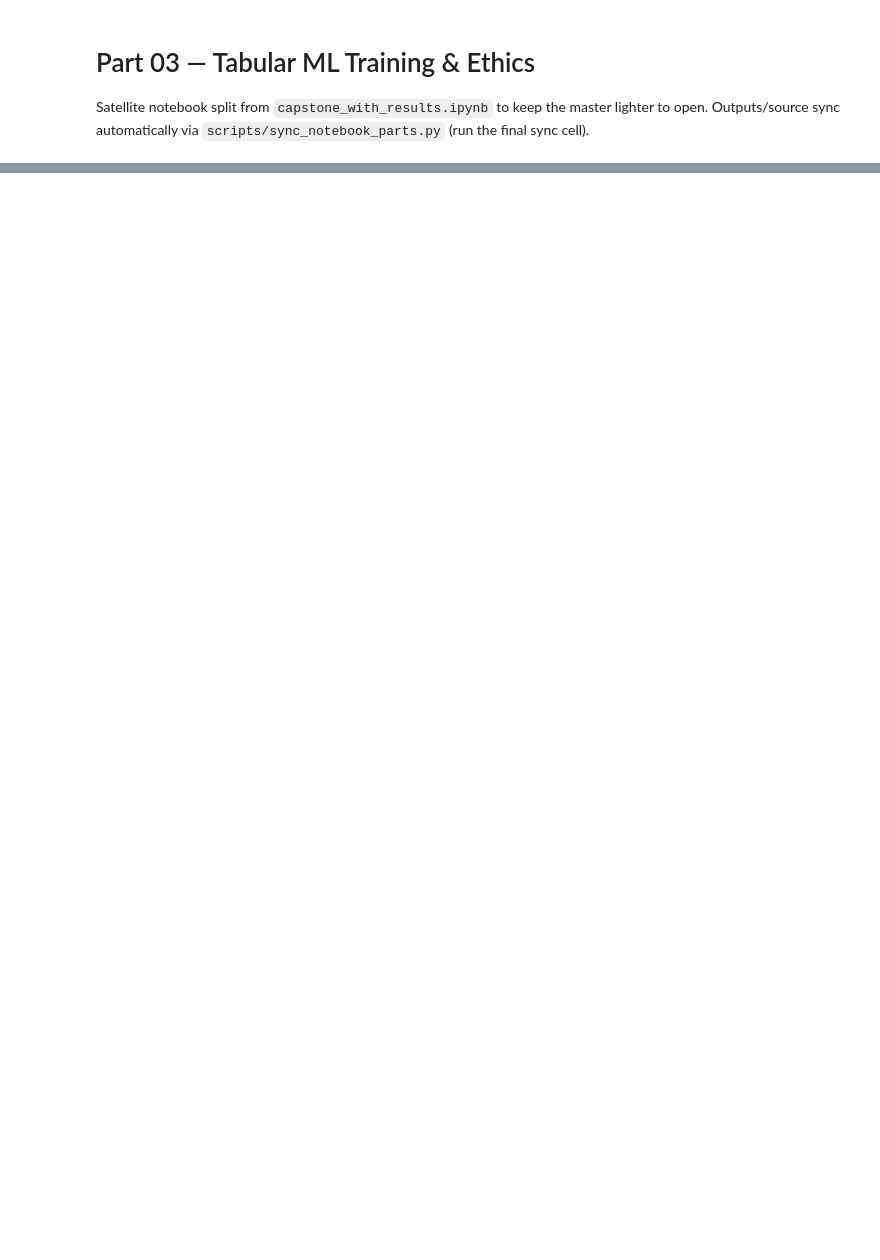
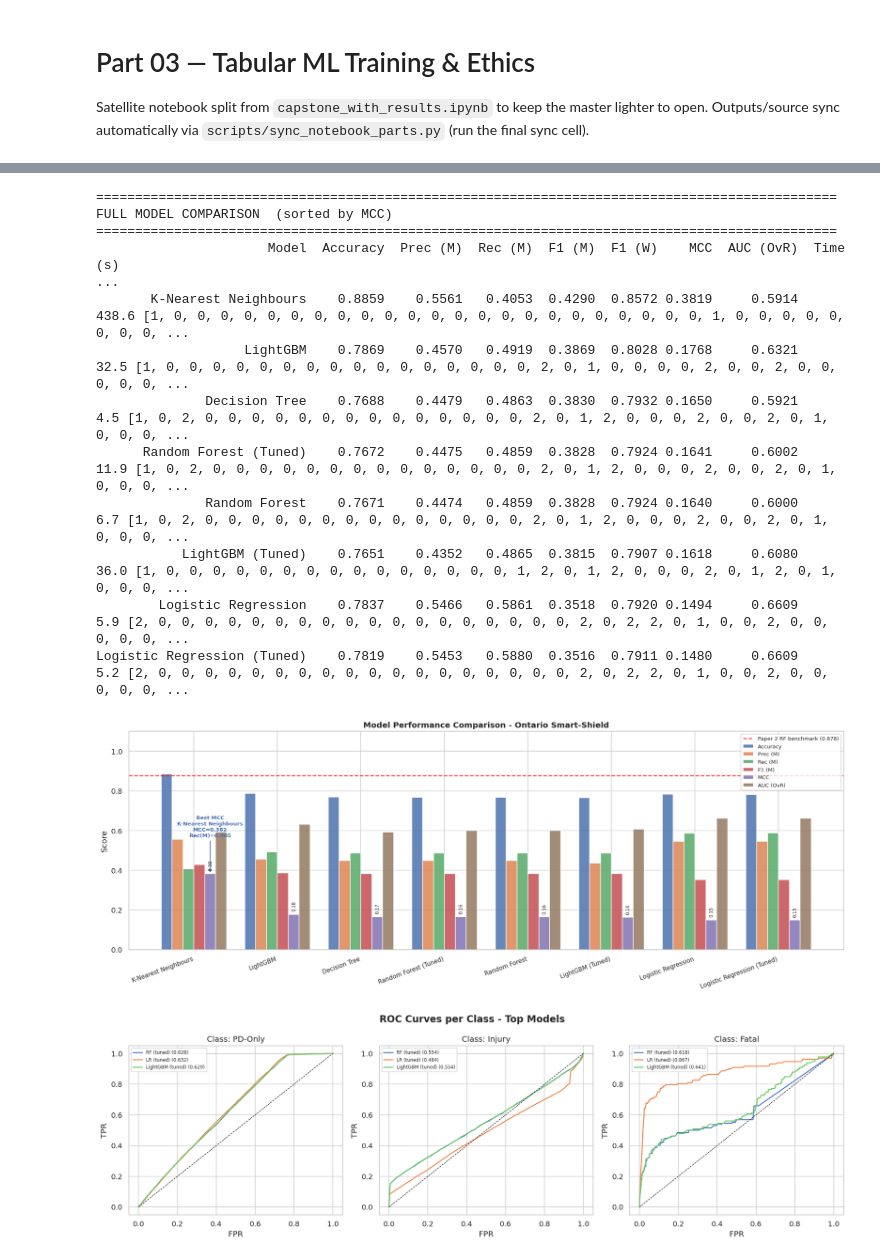
Before and after one commit to afolabi-adesina-m/Smart-Shield-AI, a Jupyter notebook: notebooks/parts/03_tabular_ml.ipynb, the cells around one changed output, grey strips where cells are left out. Drawn from its saved outputs; the diff is of its cells as text; code cells hidden in the pictures; blank space fills up the shorter version.

```diff
--- a/notebooks/parts/03_tabular_ml.ipynb
+++ b/notebooks/parts/03_tabular_ml.ipynb
@@ -679,7 +985,7 @@ class ShieldDNN(nn.Module):
 # %%
-# ── 8.4 PyTorch DNN ──────────────────────────────────────────────────────────
+# 8.4a PyTorch DNN · Simple MLP
 # TORCH_OK validated in Cell 3 — catches corrupted installs (e.g. WinError 182)
-dnn_result = None
+dnn_1_result = None
 device     = None
 
 if not TORCH_OK:
@@ -744,7 +1050,7 @@ else:
         plt.figure(figsize=(9, 4))
         plt.plot(t_losses, label="Train loss", color="#4C72B0")
         plt.plot(v_losses, label="Val loss",   color="#DD8452")
-        plt.title("Gated Linear Unit Training Curve", fontweight="bold")
+        plt.title("DNN Training Curve", fontweight="bold")
         plt.xlabel("Epoch"); plt.ylabel("Loss"); plt.legend()
         plt.tight_layout(); plt.show()
 
@@ -754,8 +1060,8 @@ else:
             probs  = torch.softmax(logits, dim=1).cpu().numpy()
             preds  = logits.argmax(dim=1).cpu().numpy()
 
-        dnn_result_GLU = {
-            "Model"    : "PyTorch DNN - Gated Linear Unit",
+        dnn_1_result = {
+            "Model"    : "PyTorch DNN 1",
             "Accuracy" : round(accuracy_score(y_test, preds), 4),
             "Prec (M)" : round(precision_score(y_test, preds, average="macro", zero_division=0), 4),
             "Rec (M)"  : round(recall_score(y_test, preds, average="macro", zero_division=0), 4),
@@ -765,8 +1071,8 @@ else:
             "AUC (OvR)": round(roc_auc_score(y_test, probs, multi_class="ovr", average="macro"), 4),
             "_model"   : model_dnn,
         }
-        print(f"Gated Linear Unit: Acc={dnn_result['Accuracy']}  Rec(M)={dnn_result['Rec (M)']}  "
-              f"F1={dnn_result['F1 (M)']}  MCC={dnn_result['MCC']}")
+        print(f"DNN: Acc={dnn_1_result['Accuracy']}  Rec(M)={dnn_1_result['Rec (M)']}  "
+              f"F1={dnn_1_result['F1 (M)']}  MCC={dnn_1_result['MCC']}")
         print(classification_report(y_test, preds,
               target_names=["PD-Only", "Injury", "Fatal"], zero_division=0))
 
@@ -779,4 +1085,4 @@ else:
     except Exception as _dnn_err:
         print(f"DNN training failed ({type(_dnn_err).__name__}): {_dnn_err}")
         print("Skipping DNN — all sklearn models still run and comparison table will exclude DNN.")
-        dnn_result_GLU = None
+        dnn_1_result = None
@@ -944,5 +1270,5 @@ class ShieldDNN(nn.Module):
 # %%
-# ── 8.4 PyTorch DNN ──────────────────────────────────────────────────────────
+# 8.4c PyTorch DNN · Gated Linear Unit
 # TORCH_OK validated in Cell 3 — catches corrupted installs (e.g. WinError 182)
 dnn_result = None
 device     = None
@@ -1019,7 +1345,7 @@ else:
             probs  = torch.softmax(logits, dim=1).cpu().numpy()
             preds  = logits.argmax(dim=1).cpu().numpy()
 
-        dnn_result_GLU = {
+        dnn_result = {
             "Model"    : "PyTorch DNN - Gated Linear Unit",
             "Accuracy" : round(accuracy_score(y_test, preds), 4),
             "Prec (M)" : round(precision_score(y_test, preds, average="macro", zero_division=0), 4),
@@ -1044,4 +1370,4 @@ else:
     except Exception as _dnn_err:
         print(f"DNN training failed ({type(_dnn_err).__name__}): {_dnn_err}")
         print("Skipping DNN — all sklearn models still run and comparison table will exclude DNN.")
-        dnn_result_GLU = None
+        dnn_result = None
@@ -1057,7 +1387,7 @@ else:
 
 **Paper 2 benchmark (red dashed line):** RF accuracy = 0.878
 # %%
-# ── Full comparison table ─────────────────────────────────────────────────────
+# Full comparison table
 all_results = baseline_results + tuned_results
 if dnn_result:
     all_results.append(dnn_result)
@@ -1092,31 +1422,66 @@ ax.set_ylim(0, 1.1); ax.set_ylabel("Score")
 ax.set_title("Model Performance Comparison - Ontario Smart-Shield",
              fontweight="bold", fontsize=12)
 ax.legend(loc="upper right", fontsize=8)
+
+# Call out winner on MCC (and Rec Macro) so the chart needs less prose
+best_i = int(comp_df["MCC"].fillna(-1).values.argmax())
+best_mcc = float(comp_df.loc[best_i, "MCC"])
+best_rec = float(comp_df.loc[best_i, "Rec (M)"])
+best_name = str(comp_df.loc[best_i, "Model"])
+mcc_x = x[best_i] + width * metrics.index("MCC")
+ax.annotate(
+    f"Best MCC\n{best_name}\nMCC={best_mcc:.3f}\nRec(M)={best_rec:.3f}",
+    xy=(mcc_x, best_mcc),
+    xytext=(mcc_x, min(1.05, best_mcc + 0.18)),
+    ha="center", va="bottom", fontsize=8, fontweight="bold", color="#4C72B0",
+    arrowprops=dict(arrowstyle="-|>", color="#4C72B0", lw=1.2),
+)
+# Numeric labels on MCC bars only (keeps the figure readable)
+mcc_vals = comp_df["MCC"].fillna(0).values
+mcc_offset = metrics.index("MCC")
+for xi, val in zip(x, mcc_vals):
+    ax.text(xi + width * mcc_offset, val + 0.015, f"{val:.2f}",
+            ha="center", va="bottom", fontsize=7, rotation=90)
 plt.tight_layout(); plt.show()
 
 # ROC curves per class for top models
 y_bin = label_binarize(y_test, classes=[0,1,2])
 fig, axes = plt.subplots(1, 3, figsize=(16, 5))
 fig.suptitle("ROC Curves per Class - Top Models", fontweight="bold")
 class_names = ["PD-Only","Injury","Fatal"]
 
 roc_models = {"RF (tuned)": best_estimators["Random Forest (Tuned)"],
               "LR (tuned)": best_estimators["Logistic Regression (Tuned)"]}
 if LGBM_OK and "LightGBM (Tuned)" in best_estimators: roc_models["LightGBM (tuned)"] = best_estimators["LightGBM (Tuned)"]
 
 for ax, cls_idx in zip(axes, range(3)):
     for name, clf in roc_models.items():
         try:
             fp, tp, _ = roc_curve(y_bin[:, cls_idx], clf.predict_proba(X_test_sc)[:, cls_idx])
             auc_cls   = roc_auc_score(y_bin[:, cls_idx], clf.predict_proba(X_test_sc)[:, cls_idx])
             ax.plot(fp, tp, label=f"{name} ({auc_cls:.3f})", lw=1.5)
         except Exception:
             pass
     if dnn_result and TORCH_OK:
         fp, tp, _ = roc_curve(y_bin[:, cls_idx], probs[:, cls_idx])
         auc_cls   = roc_auc_score(y_bin[:, cls_idx], probs[:, cls_idx])
         ax.plot(fp, tp, label=f"DNN ({auc_cls:.3f})", lw=2, linestyle="--")
     ax.plot([0,1],[0,1],"k--", lw=0.8)
     ax.set_title(f"Class: {class_names[cls_idx]}"); ax.set_xlabel("FPR"); ax.set_ylabel("TPR")
     ax.legend(fontsize=7)
 plt.tight_layout(); plt.show()
+# %% [output]
+===============================================================================================
+FULL MODEL COMPARISON  (sorted by MCC)
+===============================================================================================
+                      Model  Accuracy  Prec (M)  Rec (M)  F1 (M)  F1 (W)    MCC  AUC (OvR)  Time (s)                                                                                                     ...
+       K-Nearest Neighbours    0.8859    0.5561   0.4053  0.4290  0.8572 0.3819     0.5914     438.6 [1, 0, 0, 0, 0, 0, 0, 0, 0, 0, 0, 0, 0, 0, 0, 0, 0, 0, 0, 0, 0, 0, 0, 0, 1, 0, 0, 0, 0, 0, 0, 0, 0, ...
+                   LightGBM    0.7869    0.4570   0.4919  0.3869  0.8028 0.1768     0.6321      32.5 [1, 0, 0, 0, 0, 0, 0, 0, 0, 0, 0, 0, 0, 0, 0, 0, 0, 2, 0, 1, 0, 0, 0, 0, 2, 0, 0, 2, 0, 0, 0, 0, 0, ...
+              Decision Tree    0.7688    0.4479   0.4863  0.3830  0.7932 0.1650     0.5921       4.5 [1, 0, 2, 0, 0, 0, 0, 0, 0, 0, 0, 0, 0, 0, 0, 0, 0, 2, 0, 1, 2, 0, 0, 0, 2, 0, 0, 2, 0, 1, 0, 0, 0, ...
+      Random Forest (Tuned)    0.7672    0.4475   0.4859  0.3828  0.7924 0.1641     0.6002      11.9 [1, 0, 2, 0, 0, 0, 0, 0, 0, 0, 0, 0, 0, 0, 0, 0, 0, 2, 0, 1, 2, 0, 0, 0, 2, 0, 0, 2, 0, 1, 0, 0, 0, ...
+              Random Forest    0.7671    0.4474   0.4859  0.3828  0.7924 0.1640     0.6000       6.7 [1, 0, 2, 0, 0, 0, 0, 0, 0, 0, 0, 0, 0, 0, 0, 0, 0, 2, 0, 1, 2, 0, 0, 0, 2, 0, 0, 2, 0, 1, 0, 0, 0, ...
+           LightGBM (Tuned)    0.7651    0.4352   0.4865  0.3815  0.7907 0.1618     0.6080      36.0 [1, 0, 0, 0, 0, 0, 0, 0, 0, 0, 0, 0, 0, 0, 0, 0, 1, 2, 0, 1, 2, 0, 0, 0, 2, 0, 1, 2, 0, 1, 0, 0, 0, ...
+        Logistic Regression    0.7837    0.5466   0.5861  0.3518  0.7920 0.1494     0.6609       5.9 [2, 0, 0, 0, 0, 0, 0, 0, 0, 0, 0, 0, 0, 0, 0, 0, 0, 0, 0, 2, 0, 2, 2, 0, 1, 0, 0, 2, 0, 0, 0, 0, 0, ...
+Logistic Regression (Tuned)    0.7819    0.5453   0.5880  0.3516  0.7911 0.1480     0.6609       5.2 [2, 0, 0, 0, 0, 0, 0, 0, 0, 0, 0, 0, 0, 0, 0, 0, 0, 0, 0, 2, 0, 2, 2, 0, 1, 0, 0, 2, 0, 0, 0, 0, 0, ...
+[figure, added]
+[figure, added]
```
Also changed, not shown: parts of 50 cells of this notebook, 24 other files.
